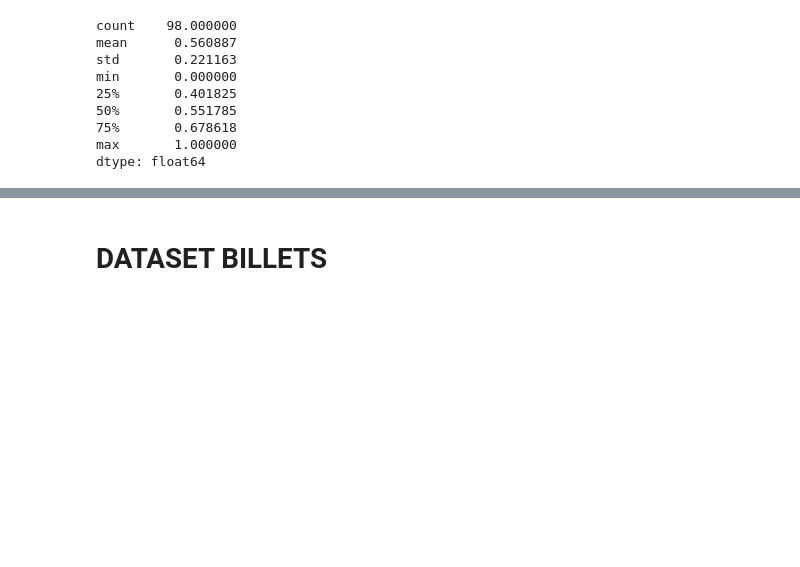
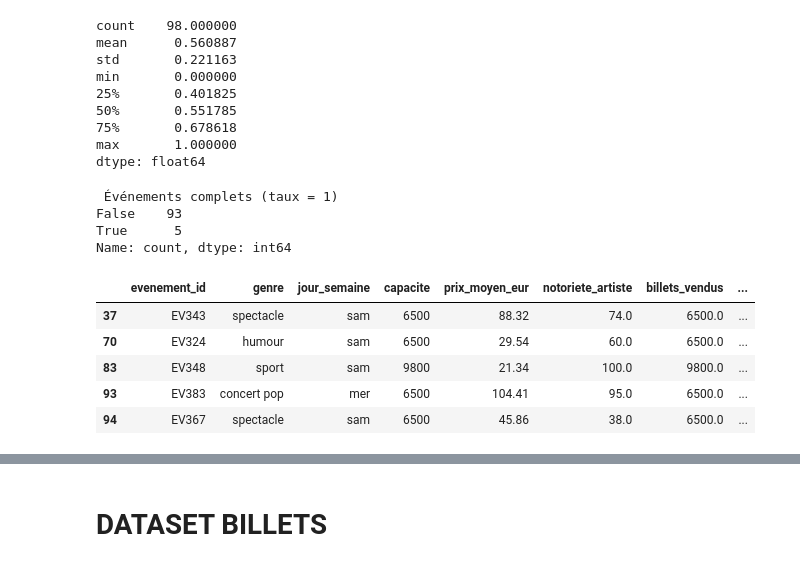
Before and after one commit to Fourkhoub/Projet_DataMining, a Jupyter notebook: notebooks/eda_evenements.ipynb, the cells around one changed output, grey strips where cells are left out. Drawn from its saved outputs; the diff is of its cells as text; code cells hidden in the pictures; blank space fills up the shorter version.

```diff
--- a/notebooks/eda.ipynb
+++ b/notebooks/eda_evenements.ipynb
@@ -235,3 +236,19 @@ min       0.000000
 75%       0.678618
 max       1.000000
 dtype: float64
+# %%
+print("\n Événements complets (taux = 1)")
+masque_complet = taux_de_remplissage == 1
+print(masque_complet.value_counts())
+display(df_evenements[masque_complet])
+# %% [output]
+ Événements complets (taux = 1)
+False    93
+True      5
+Name: count, dtype: int64
+|  | evenement_id | genre | jour_semaine | capacite | prix_moyen_eur | notoriete_artiste | billets_vendus | ... |
+| 37 | EV343 | spectacle | sam | 6500 | 88.32 | 74.0 | 6500.0 | ... |
+| 70 | EV324 | humour | sam | 6500 | 29.54 | 60.0 | 6500.0 | ... |
+| 83 | EV348 | sport | sam | 9800 | 21.34 | 100.0 | 9800.0 | ... |
+| 93 | EV383 | concert pop | mer | 6500 | 104.41 | 95.0 | 6500.0 | ... |
+| 94 | EV367 | spectacle | sam | 6500 | 45.86 | 38.0 | 6500.0 | ... |
```
Also changed, not shown: parts of 2 cells of this notebook, 1 other file.
